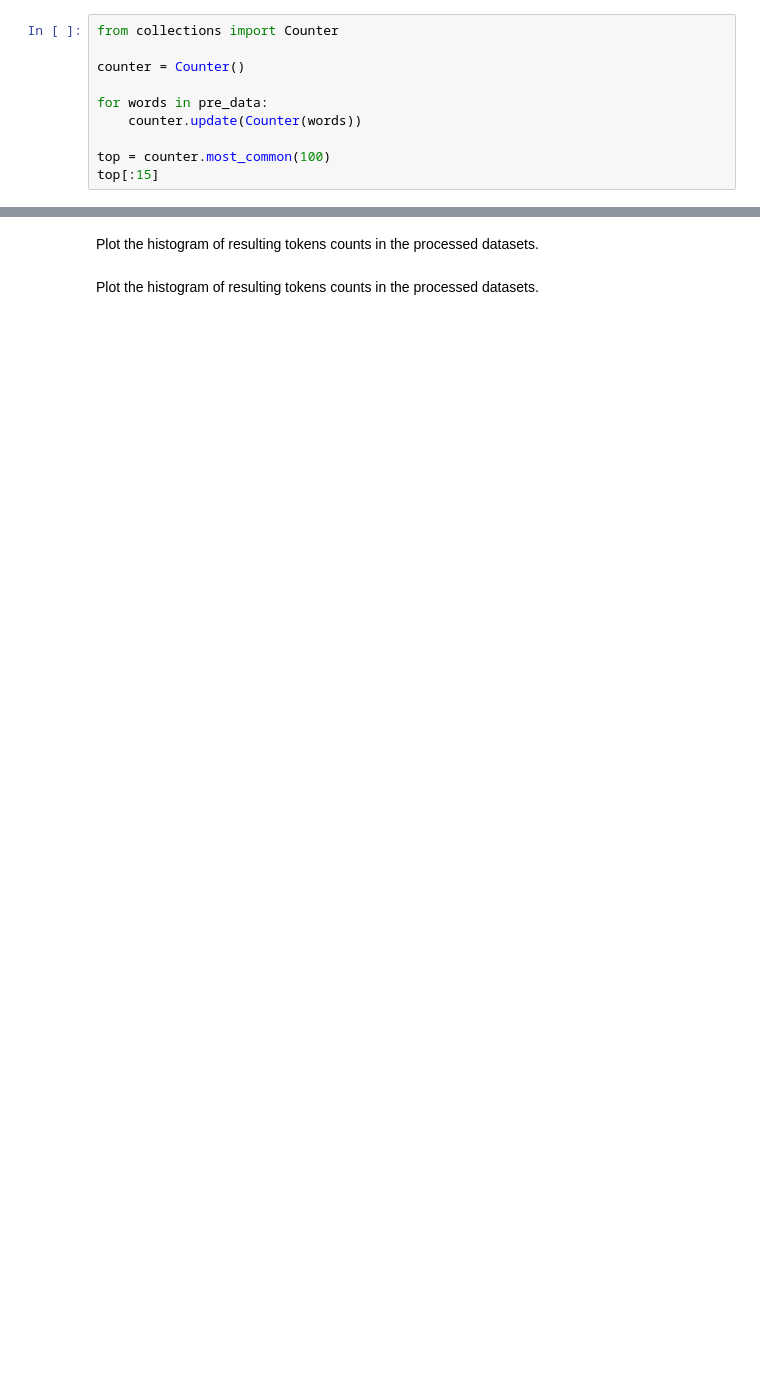
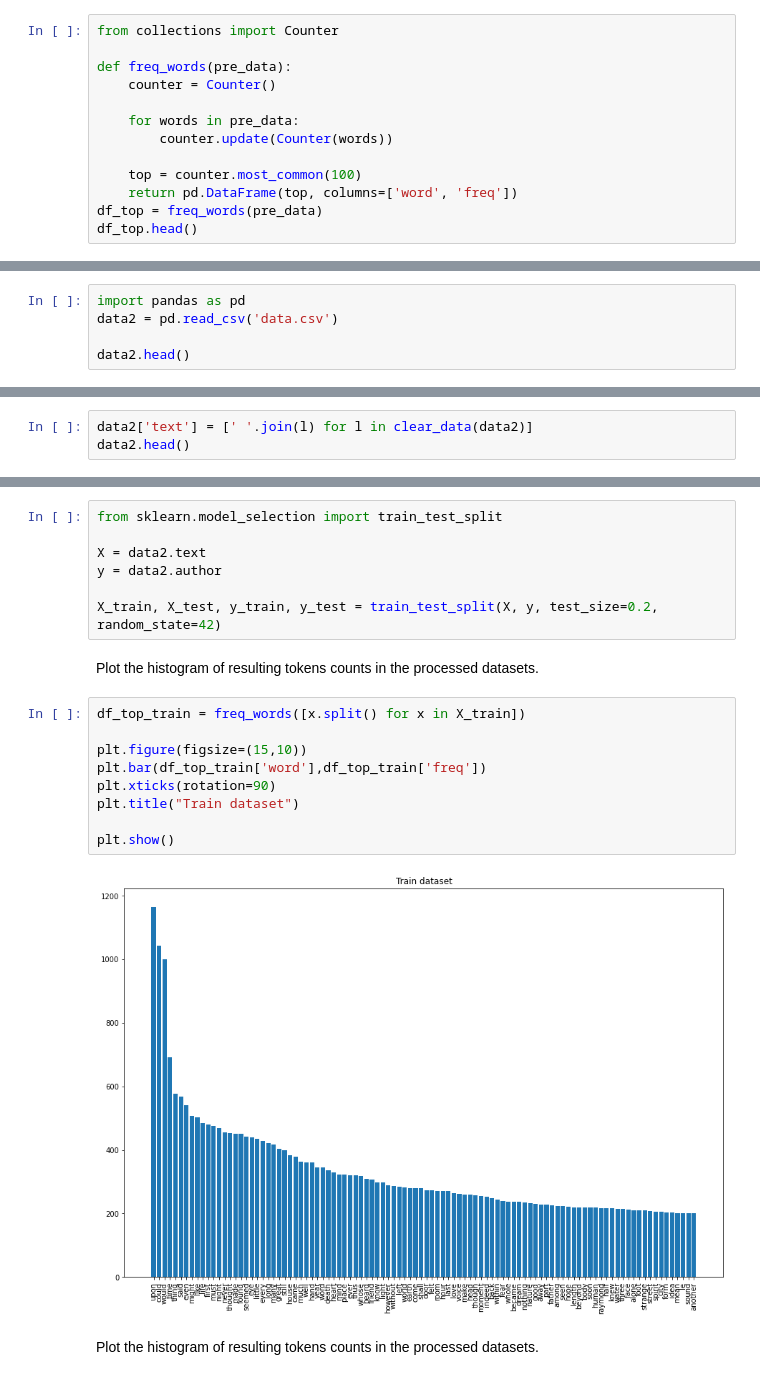
Before and after one commit to eegoro/Advanced-Natural-Language-Processing, a Jupyter notebook: hw1.ipynb, the cells around one changed output, grey strips where cells are left out. Cells and saved outputs as stored; diff of their text form; blank space fills up the shorter version.

```diff
--- a/hw1.ipynb
+++ b/hw1.ipynb
@@ -82,11 +86,14 @@ For visualization purposes we advice you to use plotly, but you are free to choo
 # %%
 from collections import Counter
 
-counter = Counter()
+def freq_words(pre_data):
+    counter = Counter()
 
-for words in pre_data:
-    counter.update(Counter(words))
+    for words in pre_data:
+        counter.update(Counter(words))
 
-top = counter.most_common(100)
-top[:15]
+    top = counter.most_common(100)
+    return pd.DataFrame(top, columns=['word', 'freq'])
+df_top = freq_words(pre_data)
+df_top.head()
 # %% [output]
@@ -214,3 +201,8 @@ Text(0.5, 0, 'Minhash num_perm')
 # [Optional 10 points] Part 3. Topic model
 # %% [markdown]
 In this part you will learn how to do topic modeling with common tools and assess the resulting quality of the models.
+# %%
+import pandas as pd
+data2 = pd.read_csv('data.csv')
+
+data2.head()
@@ -220,3 +219,6 @@ The provided data contain chunked stories by Edgar Allan Poe (EAP), Mary Shelley
 The dataset can be downloaded here: `https://drive.google.com/file/d/14tAjAzHr6UmFVFV7ABTyNHBh-dWHAaLH/view?usp=sharing`
 # %% [markdown]
 #### Preprocess dataset with the functions from the Part 1
+# %%
+data2['text'] = [' '.join(l) for l in clear_data(data2)]
+data2.head()
@@ -228,7 +250,25 @@ Implement the following three quality fuctions: `coherence` (or `tf-idf coherenc
 ### Topic modeling
 # %% [markdown]
 Read and preprocess the dataset, divide it into train and test parts `sklearn.model_selection.train_test_split`. Test part will be used in classification part. For simplicity we do not perform cross-validation here, but you should remember about it.
+# %%
+from sklearn.model_selection import train_test_split
+
+X = data2.text
+y = data2.author
+
+X_train, X_test, y_train, y_test = train_test_split(X, y, test_size=0.2, random_state=42)
 # %% [markdown]
 Plot the histogram of resulting tokens counts in the processed datasets.
+# %%
+df_top_train = freq_words([x.split() for x in X_train])
+
+plt.figure(figsize=(15,10))
+plt.bar(df_top_train['word'],df_top_train['freq'])
+plt.xticks(rotation=90)
+plt.title("Train dataset")
+
+plt.show()
+# %% [output]
+[figure, added]
 # %% [markdown]
 Plot the histogram of resulting tokens counts in the processed datasets.
```
Also changed, not shown: parts of 11 cells of this notebook.
